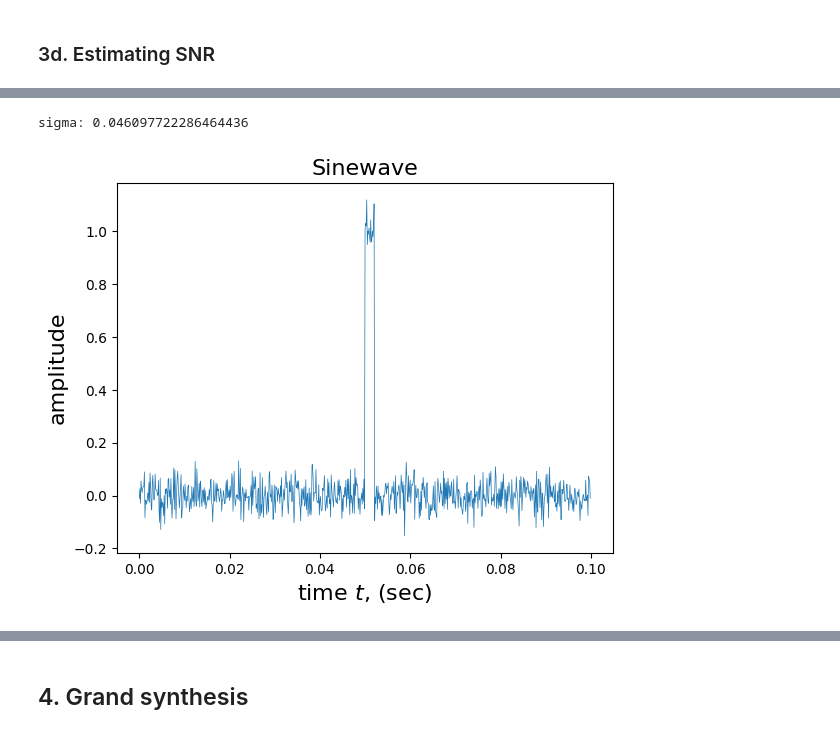
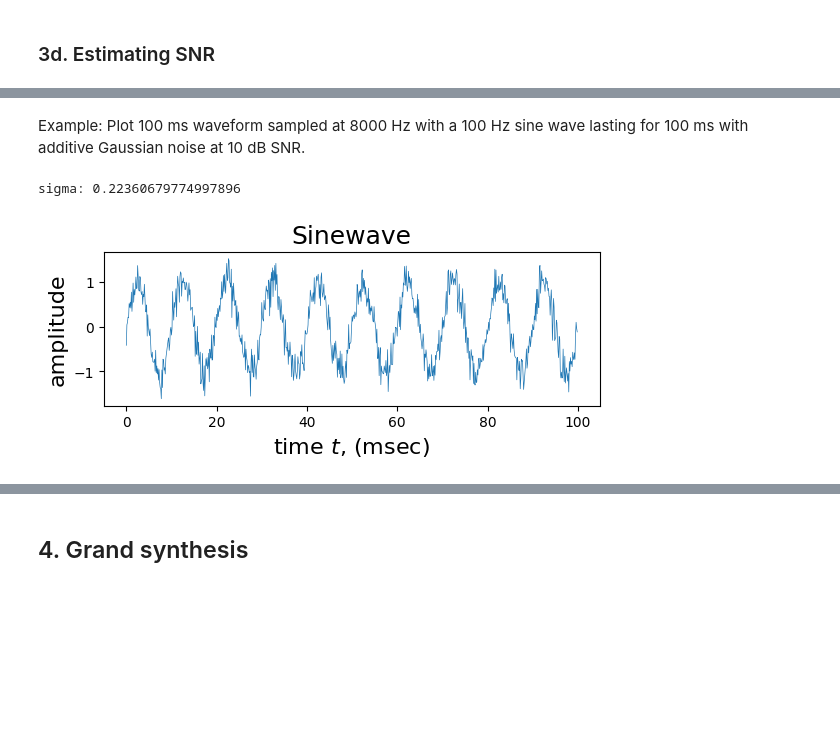
Before and after one commit to finnhittson/csds464, a Jupyter notebook: 464-A3a_fxh157_files/A3a_fxh157.ipynb, the cells around one changed output, grey strips where cells are left out. Cells and saved outputs as stored; diff of their text form; code cells hidden in the pictures; blank space fills up the shorter version.

```diff
--- a/464-A3a_fxh157_files/A3a_fxh157.ipynb
+++ b/464-A3a_fxh157_files/A3a_fxh157.ipynb
@@ -159,16 +178,12 @@ a3a.plot_noisysignal(t=t, y=y+n, title="Sinewave", tunits="sec")
+# %% [markdown]
+Example: Plot 100 ms waveform sampled at 8000 Hz with a 100 Hz sine wave lasting for 100 ms with additive Gaussian noise at 10 dB SNR.
 # %%
-14
-fs = 8000
-_, x, _ = a3a.noisysignal(t=0, g=a3a.u, fs=fs, tau=0.05, T=0.002, s=0, tscale=1)
-t = np.arange(0, 0.1, 1/fs)
-zb = np.zeros(int(0.05*fs))
-za = np.zeros(int(8000*0.1 - (len(zb) + len(x))))
-y = np.concatenate((zb, x, za))
-
-s = a3a.snr2sigma(y, snr=10)
+t, x, _ = a3a.noisysignal(t0=0, tn=100, g=a1b.sinewave, fs=8, tau=0, T=100, s=0, tscale=1, f=0.1)
+s = a3a.snr2sigma(x, snr=10)
 print(f"sigma: {s}")
-n = np.random.normal(loc=0, scale=s, size=len(y))
-a3a.plot_noisysignal(t=t, y=y+n, title="Sinewave", tunits="sec")
+t, y, n = a3a.noisysignal(t0=0, tn=100, g=a1b.sinewave, fs=8, tau=0, T=100, s=s, tscale=1, f=0.1)
+plt.figure().set_figheight(2)
+a3a.plot_noisysignal(t=t, y=y+n, title="Sinewave", tunits="msec")
 # %% [output]
-sigma: 0.046097722286464436
+sigma: 0.22360679774997896
-[figure, old version]
+[figure, new version]
```
Also changed, not shown: parts of 48 cells of this notebook, 2 other files.
